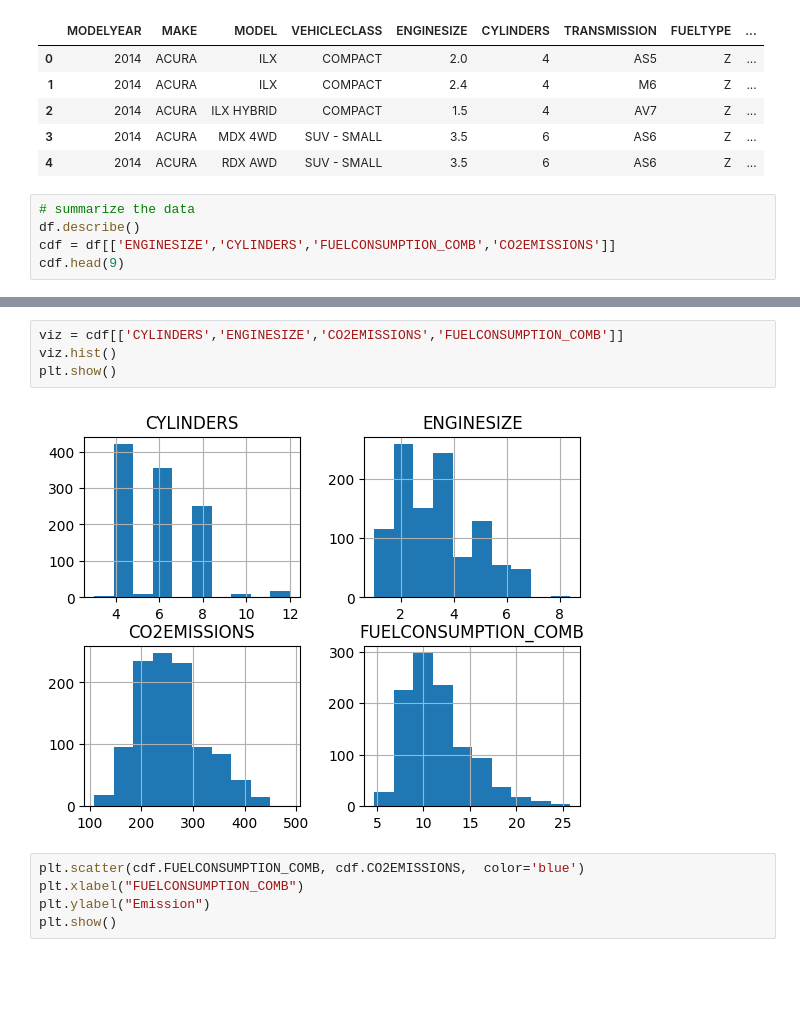
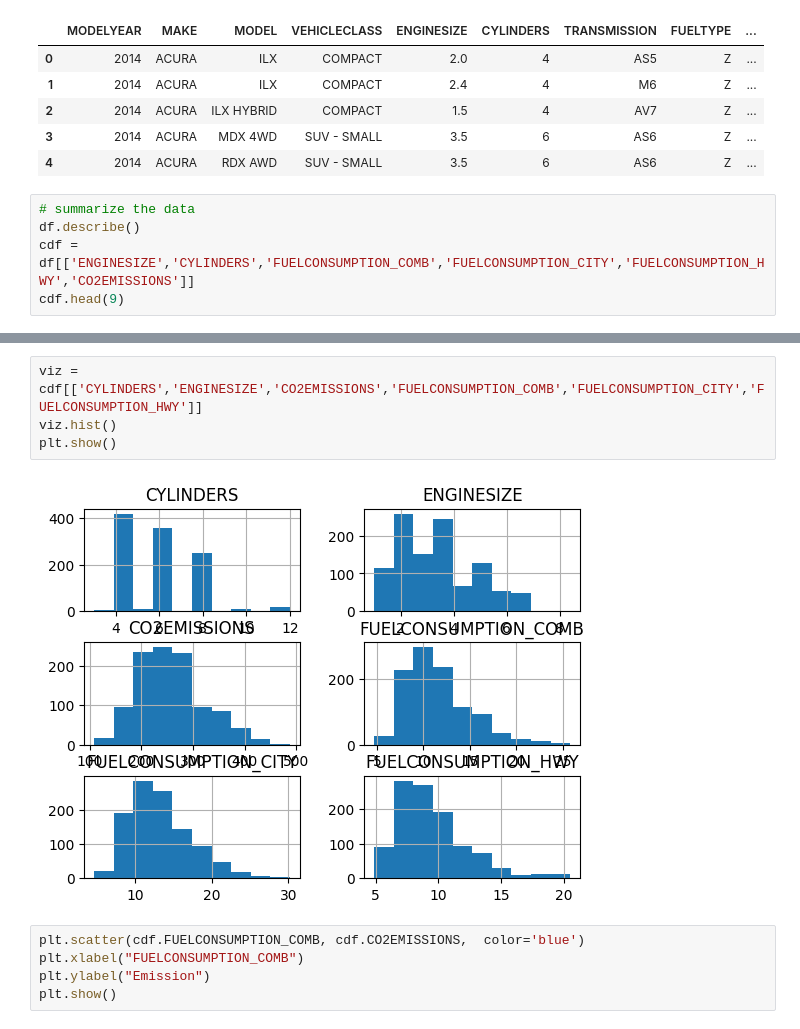
Before and after one commit to Shyamsai456/Python-Projects, a Jupyter notebook: LinearRegressionProblem.ipynb, the cells around one changed output, grey strips where cells are left out. Drawn from its saved outputs; the diff is of its cells as text; blank space fills up the shorter version.

```diff
--- a/LinearRegressionProblem.ipynb
+++ b/LinearRegressionProblem.ipynb
@@ -62,6 +44,6 @@ df.head()
 # %%
 # summarize the data
 df.describe()
-cdf = df[['ENGINESIZE','CYLINDERS','FUELCONSUMPTION_COMB','CO2EMISSIONS']]
+cdf = df[['ENGINESIZE','CYLINDERS','FUELCONSUMPTION_COMB','FUELCONSUMPTION_CITY','FUELCONSUMPTION_HWY','CO2EMISSIONS']]
 cdf.head(9)
 # %% [output]
@@ -78,9 +60,9 @@ cdf.head(9)
 # %%
-viz = cdf[['CYLINDERS','ENGINESIZE','CO2EMISSIONS','FUELCONSUMPTION_COMB']]
+viz = cdf[['CYLINDERS','ENGINESIZE','CO2EMISSIONS','FUELCONSUMPTION_COMB','FUELCONSUMPTION_CITY','FUELCONSUMPTION_HWY']]
 viz.hist()
 plt.show()
 # %% [output]
-[figure, old version]
+[figure, new version]
 # %%
 plt.scatter(cdf.FUELCONSUMPTION_COMB, cdf.CO2EMISSIONS,  color='blue')
 plt.xlabel("FUELCONSUMPTION_COMB")
```
Also changed, not shown: parts of 13 cells of this notebook.
